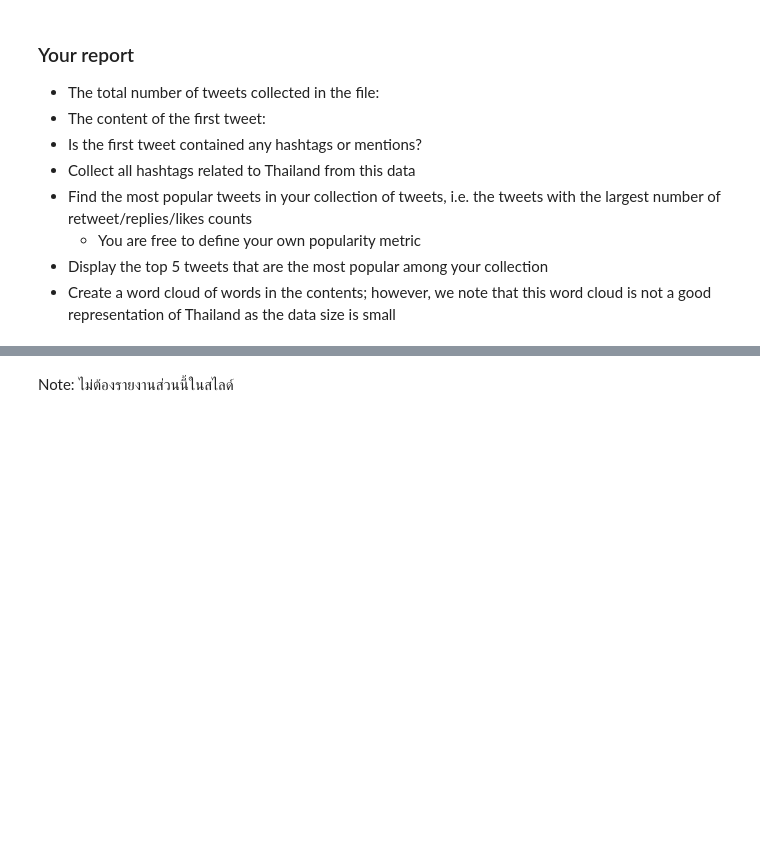
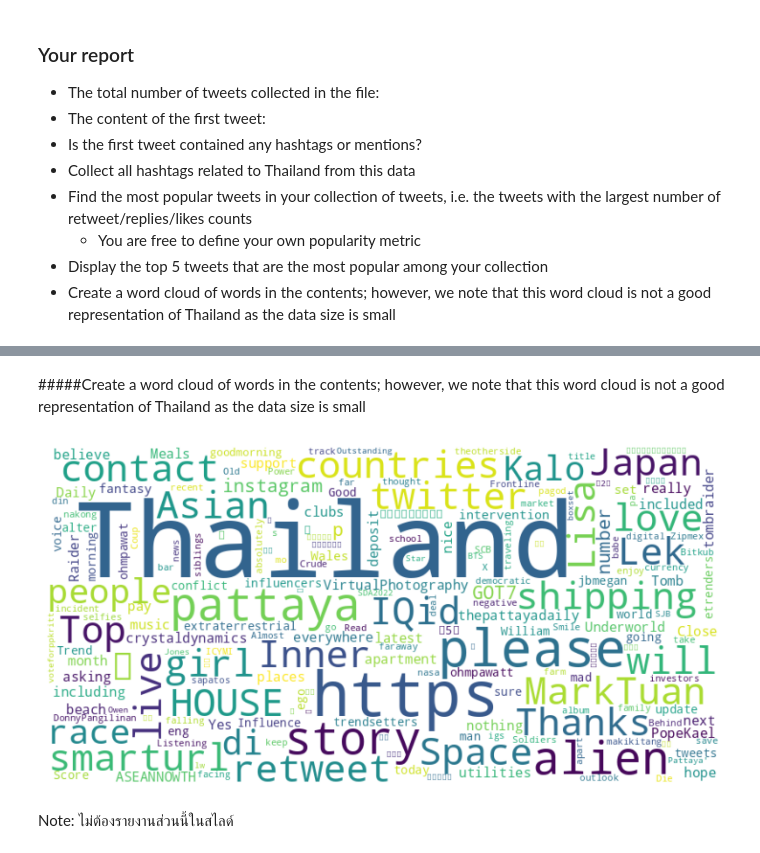
Before and after one commit to Pimchanok6430205105/Data_preparation, a Jupyter notebook: Project1_66PTJL.ipynb, the cells around one changed output, grey strips where cells are left out. Saved outputs shown, nothing was run; the diff lists cells and outputs as text; code cells hidden in the pictures; blank space fills up the shorter version.

```diff
--- a/Project1_66PTJL.ipynb
+++ b/Project1_66PTJL.ipynb
@@ -181,3 +157,19 @@ KeyError: ignored
+# %% [markdown]
+#####Create a word cloud of words in the contents; however, we note that this word cloud is not a good representation of Thailand as the data size is small
+# %%
+import matplotlib.pyplot as plt
+from wordcloud import WordCloud
+content_data = tweet_data['content']
+all_text = " ".join(content_data)
+wordcloud = WordCloud(width=800, height=400, background_color='white').generate(all_text)
+
+# Display the word cloud
+plt.figure(figsize=(10, 5))
+plt.imshow(wordcloud, interpolation='bilinear')
+plt.axis('off')
+plt.show()
+# %% [output]
+[figure, added]
 # %% [markdown]
 Note: ไม่ต้องรายงานส่วนนี้ในสไลด์
 # %% [markdown]
```
Also changed, not shown: parts of 11 cells of this notebook.
